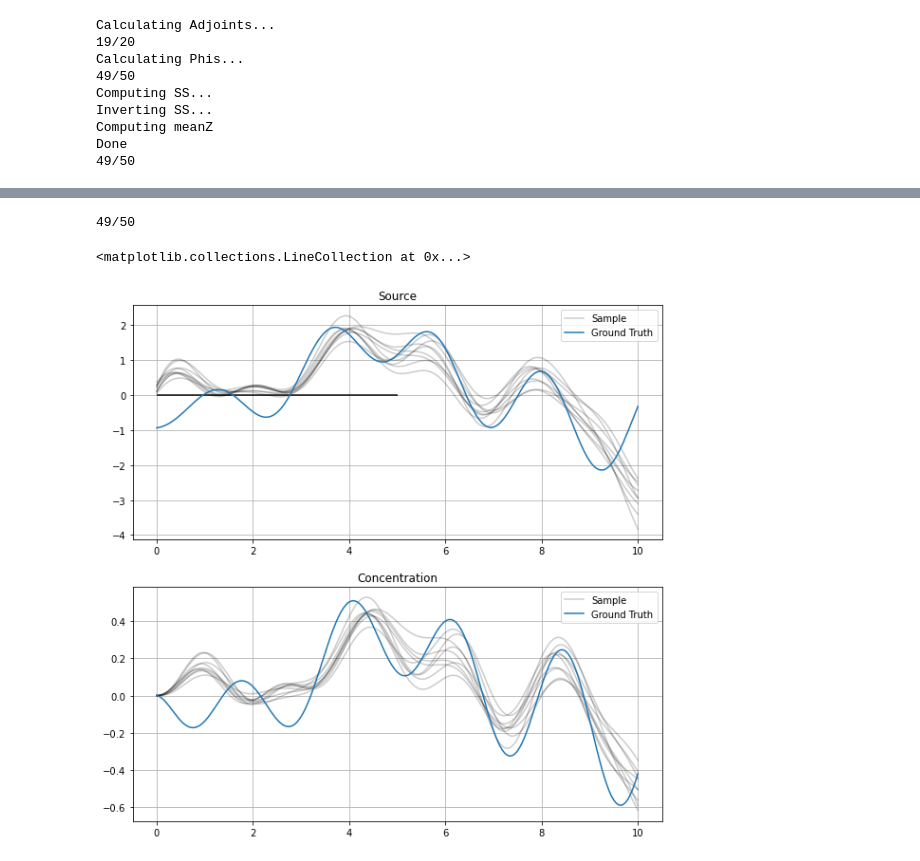
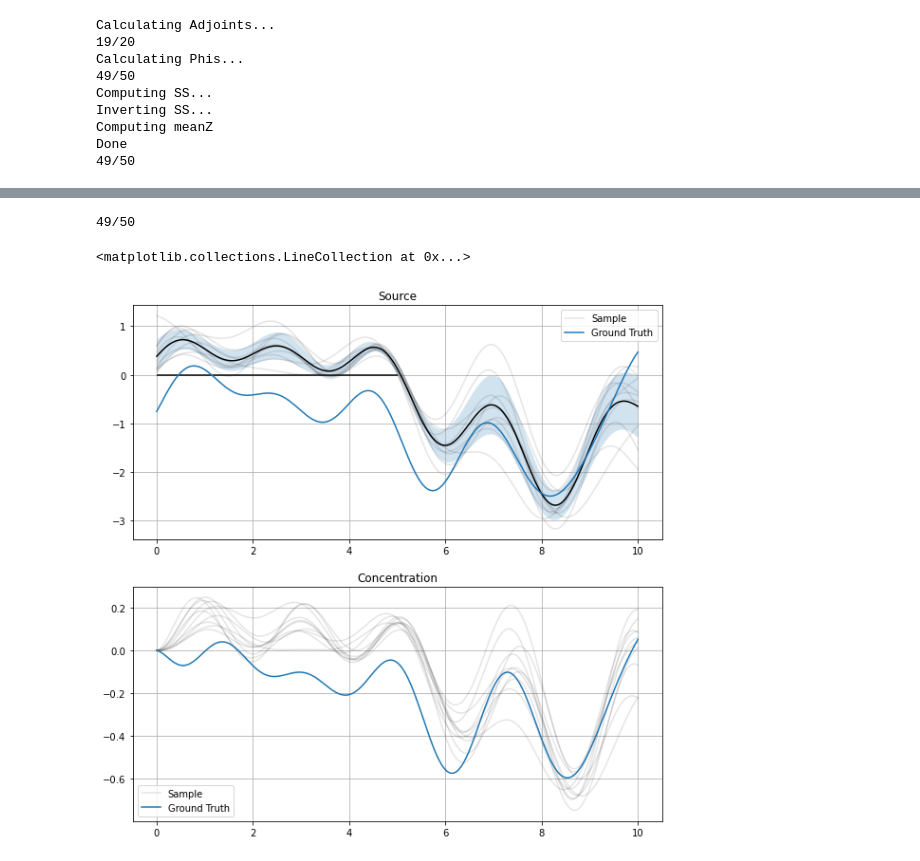
Before and after one commit to SheffieldML/advectionGP, a Jupyter notebook: jupyter/Non Negative Demo.ipynb, the cells around one changed output, grey strips where cells are left out. Cells and saved outputs as stored; diff of their text form; code cells hidden in the pictures.

```diff
--- a/jupyter/Non Negative Demo.ipynb
+++ b/jupyter/Non Negative Demo.ipynb
@@ -4,9 +4,10 @@ import matplotlib.pyplot as plt
 import numpy as np
 from advectionGP.models.mesh_1d_ode_model import AdjointSecondOrderODEModel as Model
 from advectionGP.sensors import FixedSensorModel #Builds sensor arrays to generate data for foward model or to generate observations for comparison
-from advectionGP.kernels import EQ #Generates exponentiated quadratic kernel approximation
+from advectionGP.kernels import EQ, GaussianBases #Generates exponentiated quadratic kernel approximation
 from advectionGP.wind import WindFixU #Wind model
 
+np.random.seed(42)
 avg=0.1 # time that an observation is taken for
 tlocL = np.linspace(0,9.9,20) # observation start times
 X= np.zeros((len(tlocL),2)) # initiate X
@@ -26,12 +27,15 @@ res = [200] # grid size for time
 m = Model(resolution=res,boundary=boundary,N_feat=N_feat,noiseSD=noiseSD,kernel=kForward,sensormodel=sensors,k_0=k_0,u=u,eta=eta)
 
 z=np.random.normal(0,1.0,N_feat) # Generate z to compute source
-sourceGT=m.computeSourceFromPhi(z) # Compute ground truth source by approximating GP
+sourceGT=m.computeSourceFromPhi(z)-1 # Compute ground truth source by approximating GP
 #sourceGT = np.ones(m.resolution)  # Example constant source
 concTrain=m.computeResponse(sourceGT) # Compute concentration - runs ODE forward model
 
 yTrain= m.computeObservations(addNoise=True) # Compute observations with noise uses m.sensormodel for observation locations
+
+##############################################
 kForward = EQ(np.sqrt(0.6), 1) # generate EQ kernel arguments are lengthscale and variance
+#kForward = GaussianBases(np.sqrt(0.6), 1)
 mTest = Model(resolution=res,boundary=boundary,N_feat=N_feat,noiseSD=noiseSD,kernel=kForward,sensormodel=sensors,k_0=k_0,u=u,eta=eta)
 regressors = mTest.computeModelRegressors() # Compute regressor matrix
 meanZ, covZ = mTest.computeZDistribution(yTrain) # Infers z vector mean and covariance
@@ -48,8 +52,8 @@ Done
 49/50
 # %%
 from advectionGP.constraints import NonNegConstraint
-nnc = NonNegConstraint(mTest,yTrain,np.linspace(0,5,10)[:,None],thinning=5)
-samps = nnc.sample()
-print("Checking convergence. Gelman Rubin statistic: (should be less than about 1.2)")
-print(nnc.check_convergence(Nchains=5))
+nnc = NonNegConstraint(mTest,yTrain,np.linspace(0,5,10)[:,None],thinning=10,burnin=5,jitter=0.1,verbose=True)
+samps = nnc.sample(Nsamples=10)
+#print("Checking convergence. Gelman Rubin statistic: (should be less than about 1.2)")
+#print(nnc.check_convergence(Nchains=4,Nsamples=10))
 # %% [output]
@@ -62,24 +74,28 @@ Checking convergence. Gelman Rubin statistic: (should be less than about 1.2)
 # %%
 plt.figure(figsize=[10,10])
 ax1 = plt.subplot(2,1,1)
 ax2 = plt.subplot(2,1,2)
 l = 'Sample'
+sinf = []
 for samp in samps:
     sourceInferred = mTest.computeSourceFromPhi(samp)
+    sinf.append(sourceInferred)
     concInferred = mTest.computeResponse(sourceInferred)
-    ax1.plot(mTest.coords[0,:],sourceInferred,'-k',alpha=0.2,label=l)
-    ax2.plot(mTest.coords[0,:],concInferred,'-k',alpha=0.2,label=l)
+    ax1.plot(mTest.coords[0,:],sourceInferred,'-k',alpha=0.1,label=l)
+    ax2.plot(mTest.coords[0,:],concInferred,'-k',alpha=0.1,label=l)
     l = None
+ax1.plot(mTest.coords[0,:],np.mean(sinf,0),'-k',alpha=1,label=l)
+ax1.fill_between(mTest.coords[0,:],np.mean(sinf,0)-np.std(sinf,0),np.mean(sinf,0)+np.std(sinf,0),alpha=0.2)
 ax1.set_title('Source')
 ax1.plot(mTest.coords[0,:],sourceGT,label='Ground Truth')
 ax1.grid()
 ax1.legend()
 ax2.set_title('Concentration')
 ax2.plot(mTest.coords[0,:],concTrain,label='Ground Truth')
 ax2.grid()
 ax2.legend()
 ax1.hlines(0,0,5)
 # %% [output]
 49/50
 <matplotlib.collections.LineCollection at 0x...>
-[figure, old version]
+[figure, new version]
```
Also changed, not shown: parts of 2 cells of this notebook, 3 other files.
